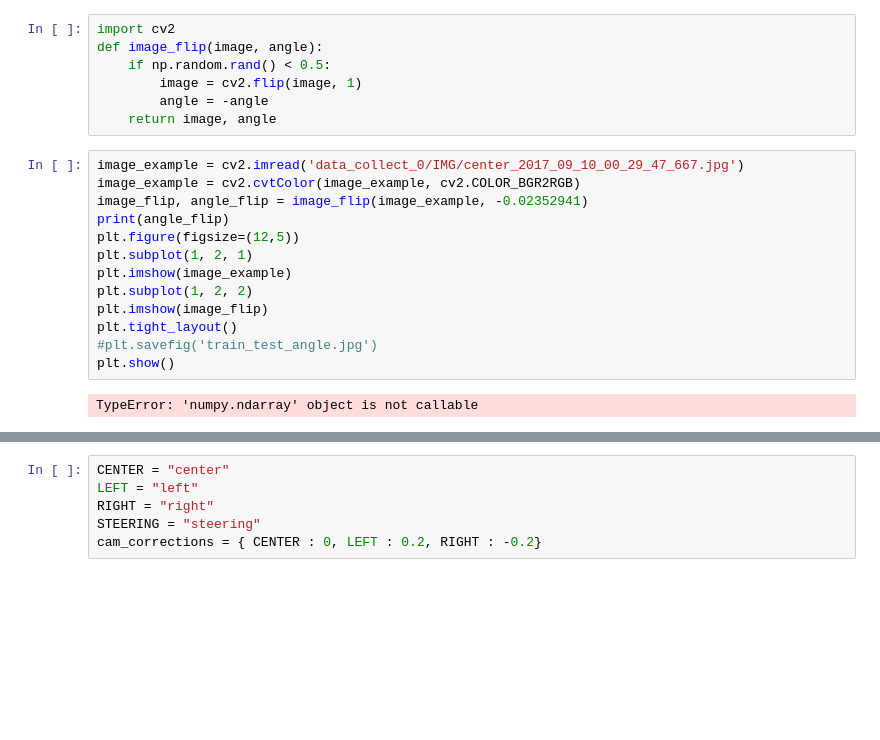
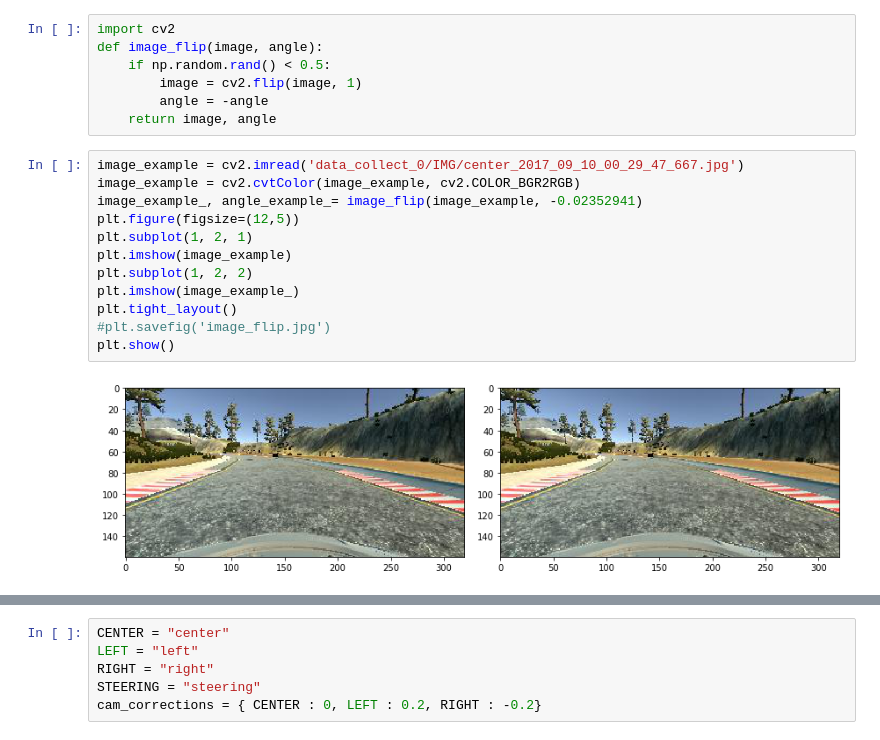
Before and after one commit to wengyao04/CarND-Behavioral-Cloning-P3, a Jupyter notebook: behavior_cloning.ipynb, the cells around one changed output, grey strips where cells are left out. Drawn from its saved outputs; the diff is of its cells as text; blank space fills up the shorter version.

```diff
--- a/behavior_cloning.ipynb
+++ b/behavior_cloning.ipynb
@@ -52,15 +52,14 @@ def image_flip(image, angle):
 # %%
 image_example = cv2.imread('data_collect_0/IMG/center_2017_09_10_00_29_47_667.jpg')
 image_example = cv2.cvtColor(image_example, cv2.COLOR_BGR2RGB)
-image_flip, angle_flip = image_flip(image_example, -0.02352941)
-print(angle_flip)
+image_example_, angle_example_= image_flip(image_example, -0.02352941)
 plt.figure(figsize=(12,5))
 plt.subplot(1, 2, 1)
 plt.imshow(image_example)
 plt.subplot(1, 2, 2)
-plt.imshow(image_flip)
+plt.imshow(image_example_)
 plt.tight_layout()
-#plt.savefig('train_test_angle.jpg')
+#plt.savefig('image_flip.jpg')
 plt.show()
 # %% [output]
-TypeError: 'numpy.ndarray' object is not callable
+[figure, added]
```
Also changed, not shown: parts of 6 cells of this notebook, 1 other file.
